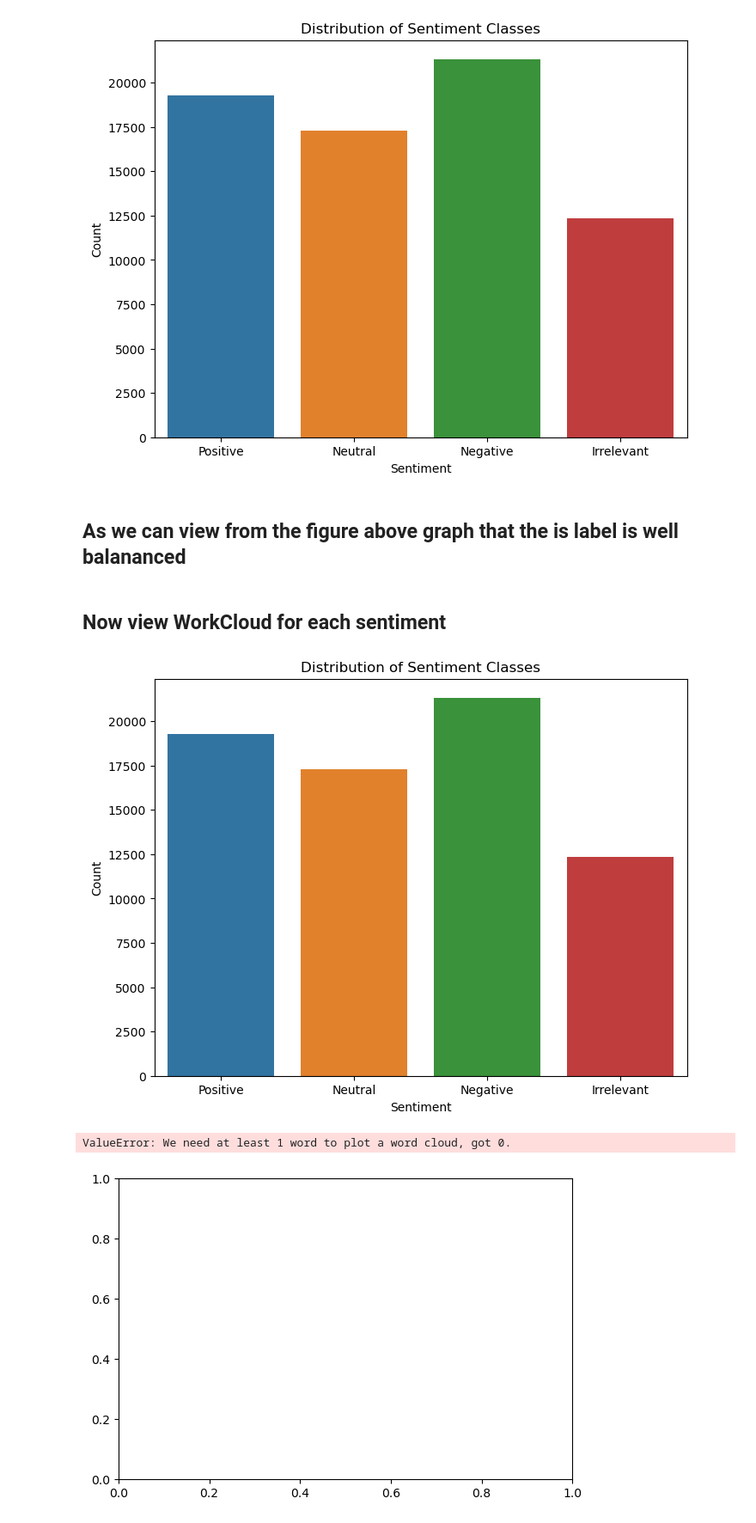
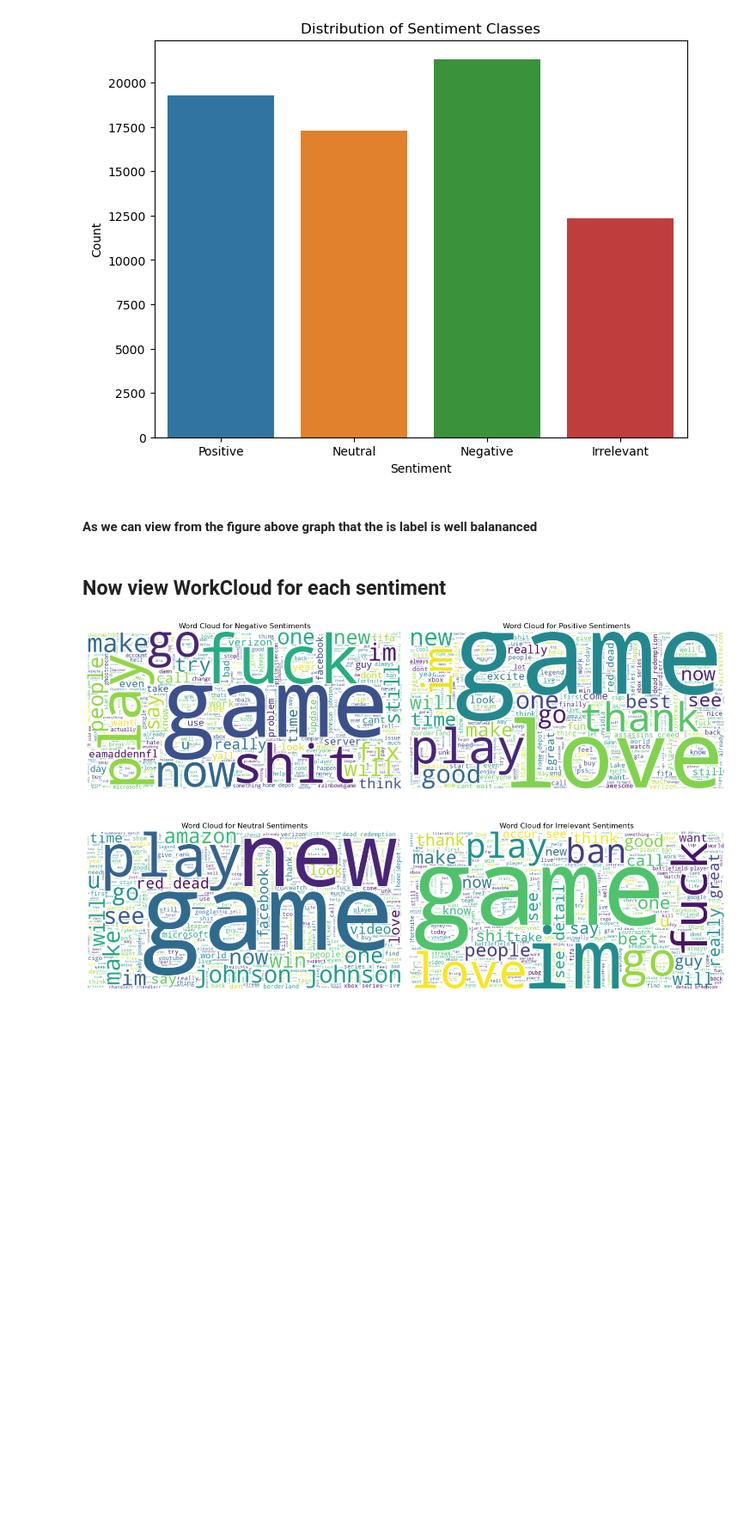
Before and after one commit to GhufranBarcha/Rex-Technologies-ML-Intership, a Jupyter notebook: Task1 Kaggle Text Sentiment Analysis/Text Sentiment Analysis.ipynb, the cells around one changed output. Shown at 86% size. Cells and saved outputs as stored; diff of their text form; code cells hidden in the pictures; blank space fills up the shorter version.

```diff
--- a/Task1 Kaggle Text Sentiment Analysis/Text Sentiment Analysis.ipynb
+++ b/Task1 Kaggle Text Sentiment Analysis/Text Sentiment Analysis.ipynb
@@ -94,16 +100,19 @@ print("Duplicated Rows after",text_df.duplicated().sum())
 Duplicated Rows 4744
 Duplicated Rows after 0
 # %%
-#Now perform preprocessing on the text
-## this function will remove the unnecceray characters
 def textProcessing(text):
     text = text.lower()
     text = re.sub(r"https\S+|www\S+https\S+", '',text, flags=re.MULTILINE)
     text = re.sub(r'\@w+|\#','',text)
     text = re.sub(r'[^\w\s\n]','',text)
-    return text
+
+    lemmatizer = WordNetLemmatizer()
+    words = text.split()
+    lemmatized_words = [lemmatizer.lemmatize(word, wordnet.VERB) for word in words]  # Lemmatize verbs
+    lemmatized_text = " ".join(lemmatized_words)
+    return lemmatized_text
 # %%
-text_df.text = text_df['text'].apply(textProcessing)
+text_df["text"] = text_df['text'].apply(textProcessing)
 # %%
 text_df['text']
 # %% [output]
@@ -144,29 +153,24 @@ plt.show()
 # %% [output]
 [figure]
 # %% [markdown]
-## As we can view from the figure above graph that the is label is well balananced
+#### As we can view from the figure above graph that the is label is well balananced
 # %% [markdown]
 ## Now view WorkCloud for each sentiment
 # %%
-import matplotlib.pyplot as plt
-import seaborn as sns
-from wordcloud import WordCloud
+## Check the Word cloud for
 
-# Word Clouds for Each Sentiment
 sentiments = ["Negative", "Positive", "Neutral", "Irrelevant"]
 
 plt.figure(figsize=(15, 10))
 for i, sentiment in enumerate(sentiments, 1):
     plt.subplot(2, 2, i)
-    text_subset = " ".join(text_df[text_df['sentiment'] == i-1]['text'])
-    wordcloud = WordCloud(width=800, height=400, background_color='white').generate(text_subset)
+    text_subset = " ".join(list(text_df[text_df["sentiment"] == sentiment]['text']))  # Corrected line
+    wordcloud = WordCloud(max_words=500,width=800, height=400, background_color='white').generate(text_subset)
     plt.imshow(wordcloud, interpolation='bilinear')
     plt.title(f'Word Cloud for {sentiment} Sentiments')
     plt.axis('off')
 
 plt.tight_layout()
 plt.show()
 # %% [output]
-[figure, old version]
+[figure, new version]
-ValueError: We need at least 1 word to plot a word cloud, got 0.
-[figure, removed]
```
Also changed, not shown: parts of 23 cells of this notebook, 1 other file.
